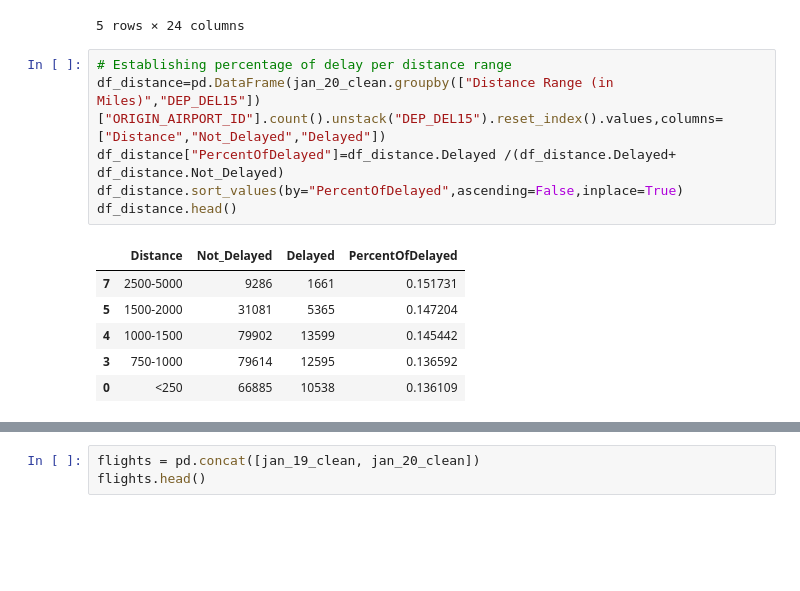
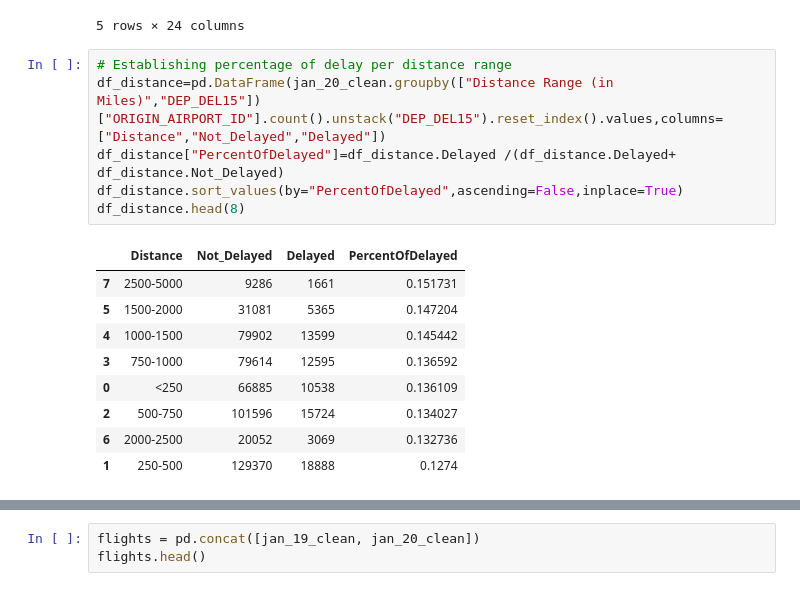
Before and after one commit to Duegan24/Final_Project, a Jupyter notebook: Database/Flights_Data-Visuals.ipynb, the cells around one changed output, grey strips where cells are left out. Drawn from its saved outputs; the diff is of its cells as text; blank space fills up the shorter version.

```diff
--- a/Database/Flights_Data-Visuals.ipynb
+++ b/Database/Flights_Data-Visuals.ipynb
@@ -722,14 +728,17 @@ jan_20_clean.head()
 # %%
 # Establishing percentage of delay per distance range
 df_distance=pd.DataFrame(jan_20_clean.groupby(["Distance Range (in Miles)","DEP_DEL15"])["ORIGIN_AIRPORT_ID"].count().unstack("DEP_DEL15").reset_index().values,columns=["Distance","Not_Delayed","Delayed"])
 df_distance["PercentOfDelayed"]=df_distance.Delayed /(df_distance.Delayed+ df_distance.Not_Delayed)
 df_distance.sort_values(by="PercentOfDelayed",ascending=False,inplace=True)
-df_distance.head()
+df_distance.head(8)
 # %% [output]
 |  | Distance | Not_Delayed | Delayed | PercentOfDelayed |
 | 7 | 2500-5000 | 9286 | 1661 | 0.151731 |
 | 5 | 1500-2000 | 31081 | 5365 | 0.147204 |
 | 4 | 1000-1500 | 79902 | 13599 | 0.145442 |
 | 3 | 750-1000 | 79614 | 12595 | 0.136592 |
 | 0 | <250 | 66885 | 10538 | 0.136109 |
+| 2 | 500-750 | 101596 | 15724 | 0.134027 |
+| 6 | 2000-2500 | 20052 | 3069 | 0.132736 |
+| 1 | 250-500 | 129370 | 18888 | 0.1274 |
 # %%
```
Also changed, not shown: parts of 6 cells of this notebook, 3 other files.
